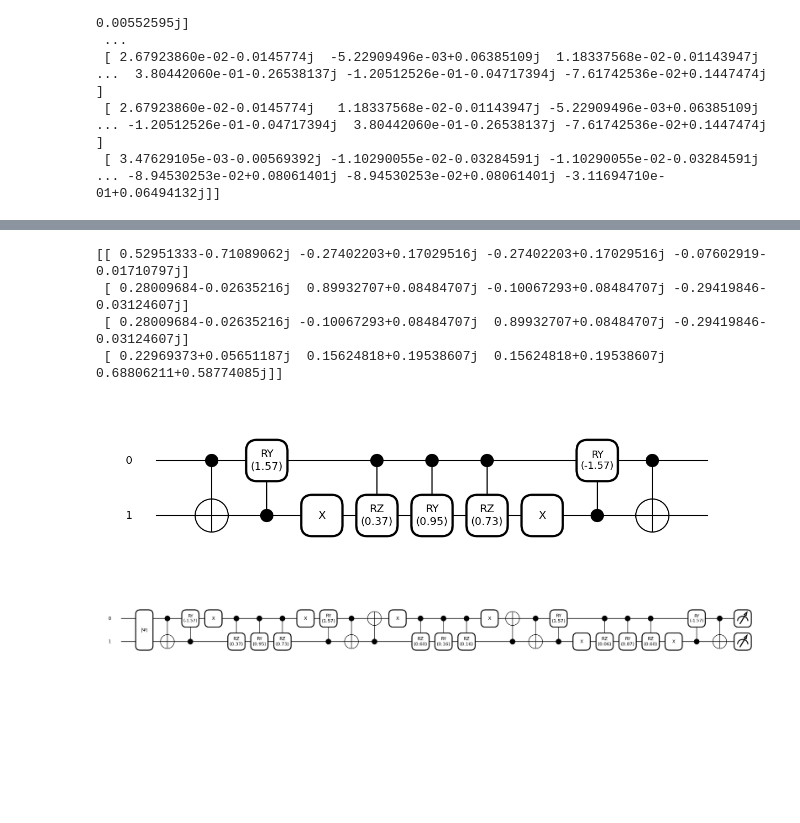
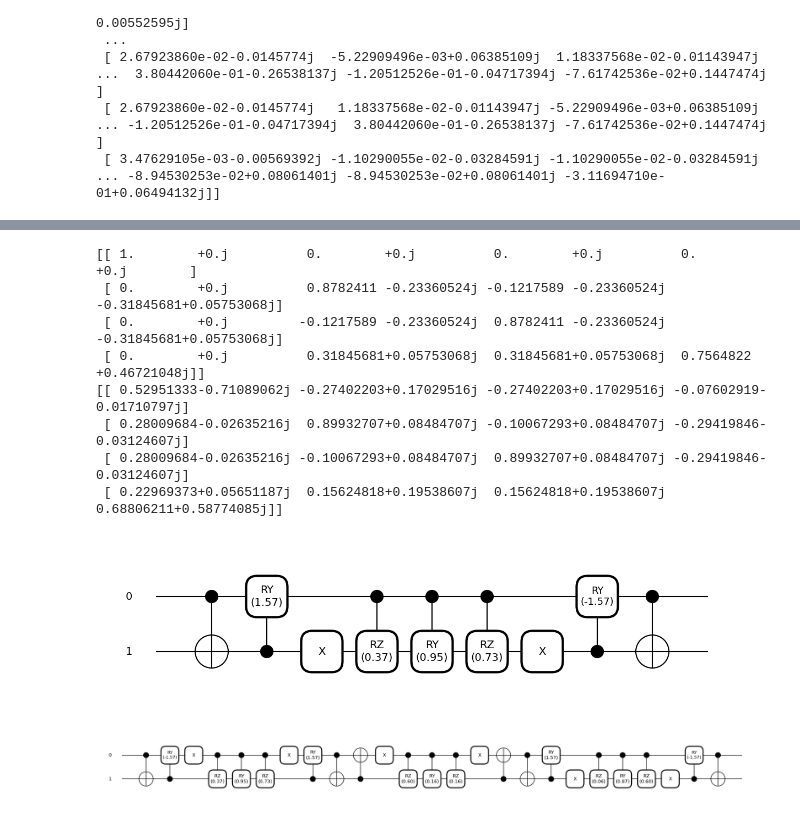
Before and after one commit to GhostArtyom/QuditVGON, a Jupyter notebook: test.ipynb, the cells around one changed output, grey strips where cells are left out. Drawn from its saved outputs; the diff is of its cells as text; code cells hidden in the pictures; blank space fills up the shorter version.

```diff
--- a/test.ipynb
+++ b/test.ipynb
@@ -114,34 +166,22 @@ print(approx_matrix(matrix))
  [ 2.67923860e-02-0.0145774j   1.18337568e-02-0.01143947j -5.22909496e-03+0.06385109j ... -1.20512526e-01-0.04717394j  3.80442060e-01-0.26538137j -7.61742536e-02+0.1447474j ]
  [ 3.47629105e-03-0.00569392j -1.10290055e-02-0.03284591j -1.10290055e-02-0.03284591j ... -8.94530253e-02+0.08061401j -8.94530253e-02+0.08061401j -3.11694710e-01+0.06494132j]]
 # %%
-nq = 4
-dev = qml.device('default.qubit', nq)
-
-
-@qml.qnode(dev)
 def qutrit_symmetric_ansatz(pr, obj: List[int]):
     dim = 3
-    qml.BasisState(psi, range(nq))
     if len(obj) == 2:
         single_qutrit_unitary_synthesis(dim, pr, obj)
     elif len(obj) == 4:
         two_qutrit_unitary_synthesis(dim, pr, obj)
     else:
         raise ValueError('Currently only applicable when the n_qutrits is 1 or 2, which means the n_qubits must be 2 or 4')
-    return qml.state()
 
 
+nq = 4
 obj = [0, 1, 2, 3]
-psi = [0] * nq
 np.random.seed(42)
 params = np.random.rand(NUM_PR)
 qml.draw_mpl(qutrit_symmetric_ansatz, decimals=2)(params, obj)
-matrix = np.zeros([2**nq, 2**nq], dtype=CDTYPE)
-for i in range(2**nq):
-    psi = [int(j) for j in bin(i)[2:].zfill(nq)]
-    res = qutrit_symmetric_ansatz(params, obj)
-    matrix[:, i] = res
-matrix = np.array(matrix)
+matrix = qml.matrix(qutrit_symmetric_ansatz, obj)(params, obj)
 print(approx_matrix(matrix))
 # mat = loadmat('../QuditVQE/test.mat')['a']
 # np.allclose(matrix, mat)
@@ -166,8 +206,4 @@ print(approx_matrix(matrix))
 # %%
-nq = 2
-dev = qml.device('default.qubit', nq)
-
-
 def two_level_unitary_synthesis(dim: int, pr, ind: List[int], obj: List[int]):
     if dim != 3:
         raise ValueError('Only works when dim = 3')
@@ -186,43 +222,43 @@ def two_level_unitary_synthesis(dim: int, pr, ind: List[int], obj: List[int]):
     qml.adjoint(circ_ind, lazy=False)(ind, obj)
 
 
-@qml.qnode(dev)
 def single_qutrit_unitary_synthesis(dim: int, pr, obj: List[int]):
     if dim != 3:
         raise ValueError('Only works when dim = 3')
     if len(pr) != 9:
         raise ValueError(f'The number of params {len(pr)} should be 9')
     if len(obj) != 2:
         raise ValueError(f'The number of object qubits {len(obj)} should be 2')
     index = [[0, 1], [0, 2], [1, 2]]
-    qml.BasisState(psi, range(nq))
     pr = pr.reshape(3, 3)
     for i, ind in enumerate(index):
         two_level_unitary_synthesis(dim, pr[i], ind, obj)
-    return qml.state()
 
 
+nq = 2
 dim = 3
 ind = [1, 2]
 obj = [0, 1]
-psi = [0] * nq
 np.random.seed(42)
 params = np.random.rand(3)
 qml.draw_mpl(two_level_unitary_synthesis, decimals=2)(dim, params, ind, obj)
+matrix = qml.matrix(two_level_unitary_synthesis, obj)(dim, params, ind, obj)
+print(approx_matrix(matrix))
+
 np.random.seed(42)
 params = np.random.rand(9)
 qml.draw_mpl(single_qutrit_unitary_synthesis, decimals=2)(dim, params, obj)
-matrix = np.zeros([2**nq, 2**nq], dtype=CDTYPE)
-for i in range(2**nq):
-    psi = [int(j) for j in bin(i)[2:].zfill(nq)]
-    res = single_qutrit_unitary_synthesis(dim, params, obj)
-    matrix[:, i] = res
-print(np.array(matrix))
+matrix = qml.matrix(single_qutrit_unitary_synthesis, obj)(dim, params, obj)
+print(approx_matrix(matrix))
 # %% [output]
+[[ 1.        +0.j          0.        +0.j          0.        +0.j          0.        +0.j        ]
+ [ 0.        +0.j          0.8782411 -0.23360524j -0.1217589 -0.23360524j -0.31845681+0.05753068j]
+ [ 0.        +0.j         -0.1217589 -0.23360524j  0.8782411 -0.23360524j -0.31845681+0.05753068j]
+ [ 0.        +0.j          0.31845681+0.05753068j  0.31845681+0.05753068j  0.7564822 +0.46721048j]]
 [[ 0.52951333-0.71089062j -0.27402203+0.17029516j -0.27402203+0.17029516j -0.07602919-0.01710797j]
  [ 0.28009684-0.02635216j  0.89932707+0.08484707j -0.10067293+0.08484707j -0.29419846-0.03124607j]
  [ 0.28009684-0.02635216j -0.10067293+0.08484707j  0.89932707+0.08484707j -0.29419846-0.03124607j]
  [ 0.22969373+0.05651187j  0.15624818+0.19538607j  0.15624818+0.19538607j  0.68806211+0.58774085j]]
 [figure]
-[figure, old version]
+[figure, new version]
 # %%
```
Also changed, not shown: parts of 8 cells of this notebook, 3 other files.
